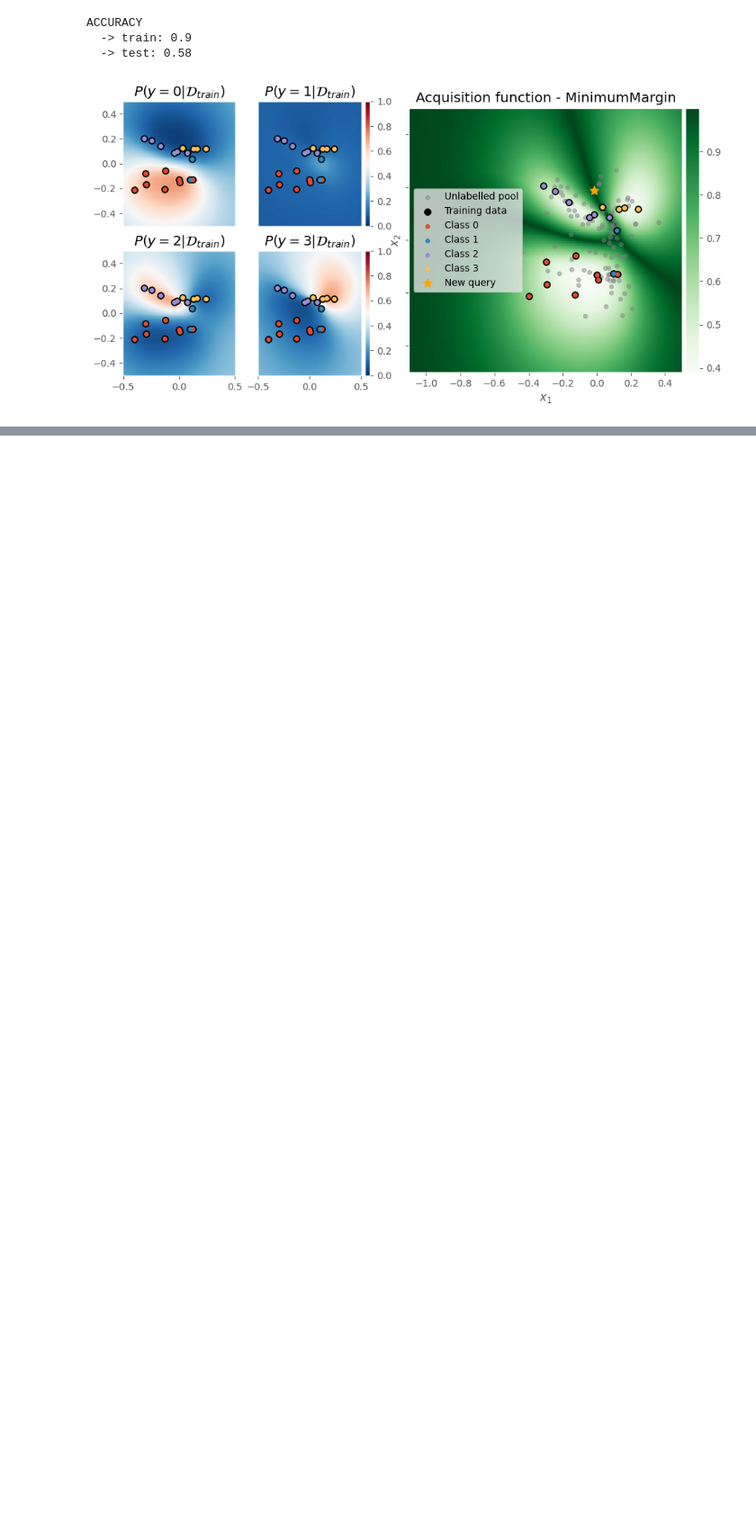
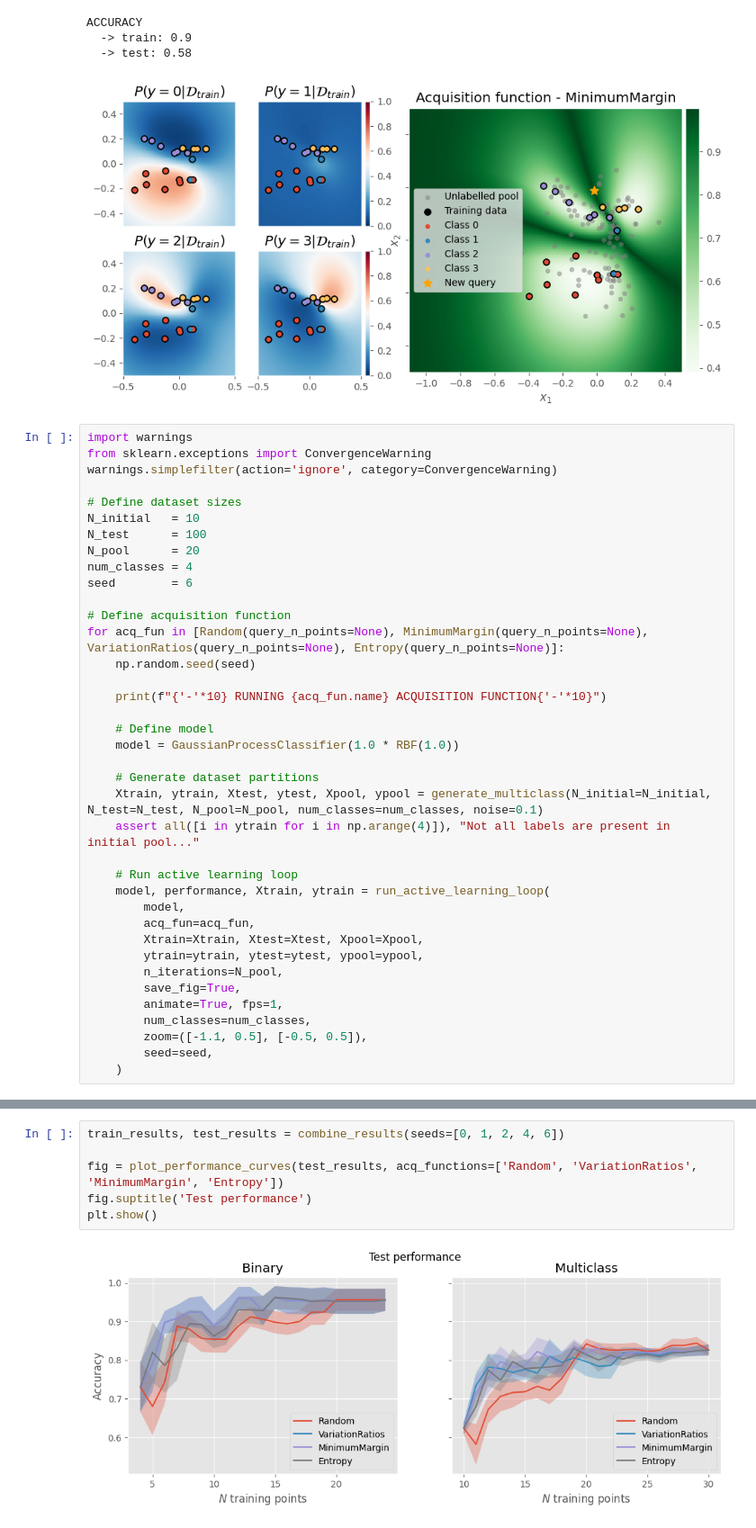
Before and after one commit to albertkjoller/abdl, a Jupyter notebook: notebooks/exploration.ipynb, the cells around one changed output, grey strips where cells are left out. Shown at 90% size. Saved outputs shown, nothing was run; the diff lists cells and outputs as text; blank space fills up the shorter version.

Commit message:
update multiclass scenario

```diff
--- a/notebooks/exploration.ipynb
+++ b/notebooks/exploration.ipynb
@@ -307,3 +194,41 @@ ACCURACY
   -> train: 0.9
   -> test: 0.58
 [figure]
+# %%
+import warnings
+from sklearn.exceptions import ConvergenceWarning
+warnings.simplefilter(action='ignore', category=ConvergenceWarning)
+
+# Define dataset sizes
+N_initial   = 10
+N_test      = 100
+N_pool      = 20
+num_classes = 4
+seed        = 6
+
+# Define acquisition function
+for acq_fun in [Random(query_n_points=None), MinimumMargin(query_n_points=None), VariationRatios(query_n_points=None), Entropy(query_n_points=None)]:
+    np.random.seed(seed)
+
+    print(f"{'-'*10} RUNNING {acq_fun.name} ACQUISITION FUNCTION{'-'*10}")
+
+    # Define model
+    model = GaussianProcessClassifier(1.0 * RBF(1.0))
+
+    # Generate dataset partitions
+    Xtrain, ytrain, Xtest, ytest, Xpool, ypool = generate_multiclass(N_initial=N_initial, N_test=N_test, N_pool=N_pool, num_classes=num_classes, noise=0.1)
+    assert all([i in ytrain for i in np.arange(4)]), "Not all labels are present in initial pool..."
+
+    # Run active learning loop
+    model, performance, Xtrain, ytrain = run_active_learning_loop(
+        model,
+        acq_fun=acq_fun,
+        Xtrain=Xtrain, Xtest=Xtest, Xpool=Xpool,
+        ytrain=ytrain, ytest=ytest, ypool=ypool,
+        n_iterations=N_pool,
+        save_fig=True,
+        animate=True, fps=1,
+        num_classes=num_classes,
+        zoom=([-1.1, 0.5], [-0.5, 0.5]),
+        seed=seed,
+    )
@@ -309,0 +317,8 @@ ACCURACY
+# %%
+train_results, test_results = combine_results(seeds=[0, 1, 2, 4, 6])
+
+fig = plot_performance_curves(test_results, acq_functions=['Random', 'VariationRatios', 'MinimumMargin', 'Entropy'])
+fig.suptitle('Test performance')
+plt.show()
+# %% [output]
+[figure, added]
```
Also changed, not shown: parts of 10 cells of this notebook, 47 other files.
